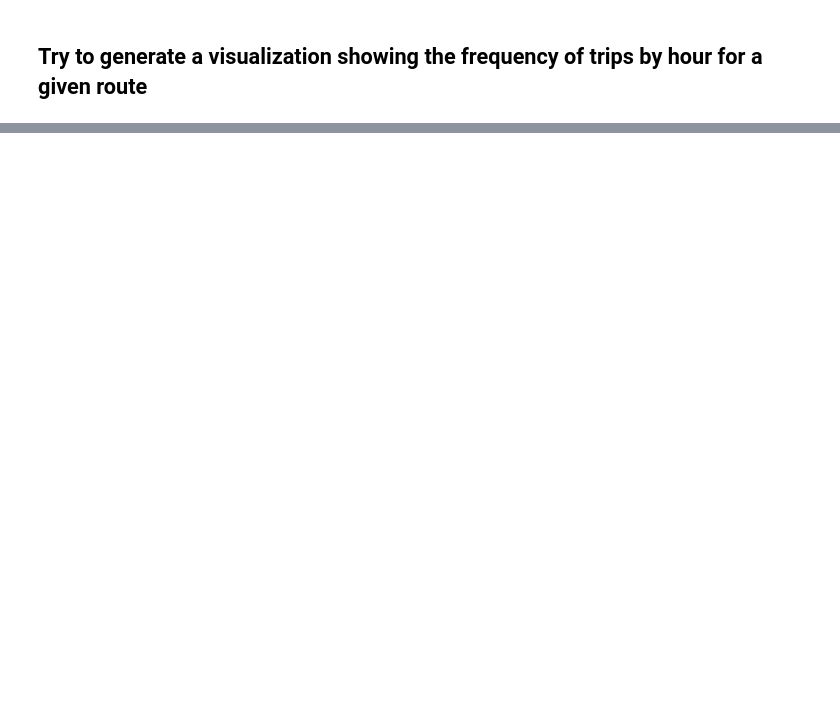
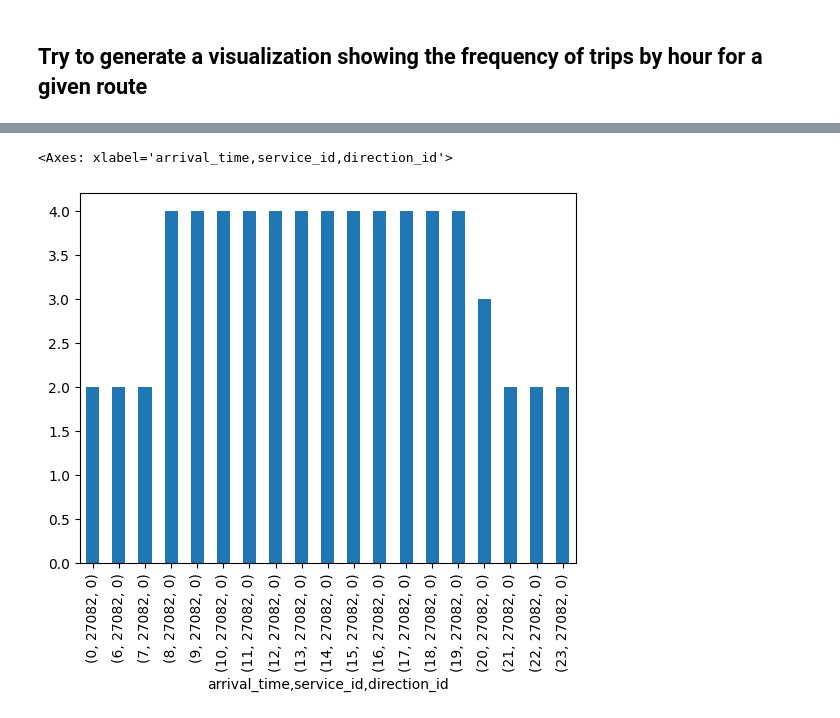
Before and after one commit to mattmakesmaps/gtfs-exploration, a Jupyter notebook: notebooks/kc_metro/data-exploration-and-mapping.ipynb, the cells around one changed output, grey strips where cells are left out. Cells and saved outputs as stored; diff of their text form; code cells hidden in the pictures; blank space fills up the shorter version.

```diff
--- a/notebooks/kc_metro/data-exploration-and-mapping.ipynb
+++ b/notebooks/kc_metro/data-exploration-and-mapping.ipynb
@@ -149,0 +246,11 @@ Matplotlib is building the font cache; this may take a moment.
+# %%
+SERVICE_ID_SAT = 27082
+
+trips_per_hour_SAT = trips_per_hour[
+    (trips_per_hour.index.get_level_values('service_id') == SERVICE_ID_SAT) &
+    (trips_per_hour.index.get_level_values('direction_id') == DIRECTION_ID_OUTBOUND)
+    ]
+trips_per_hour_SAT.plot(kind='bar')
+# %% [output]
+<Axes: xlabel='arrival_time,service_id,direction_id'>
+[figure, added]
```
Also changed, not shown: parts of 11 cells of this notebook.
